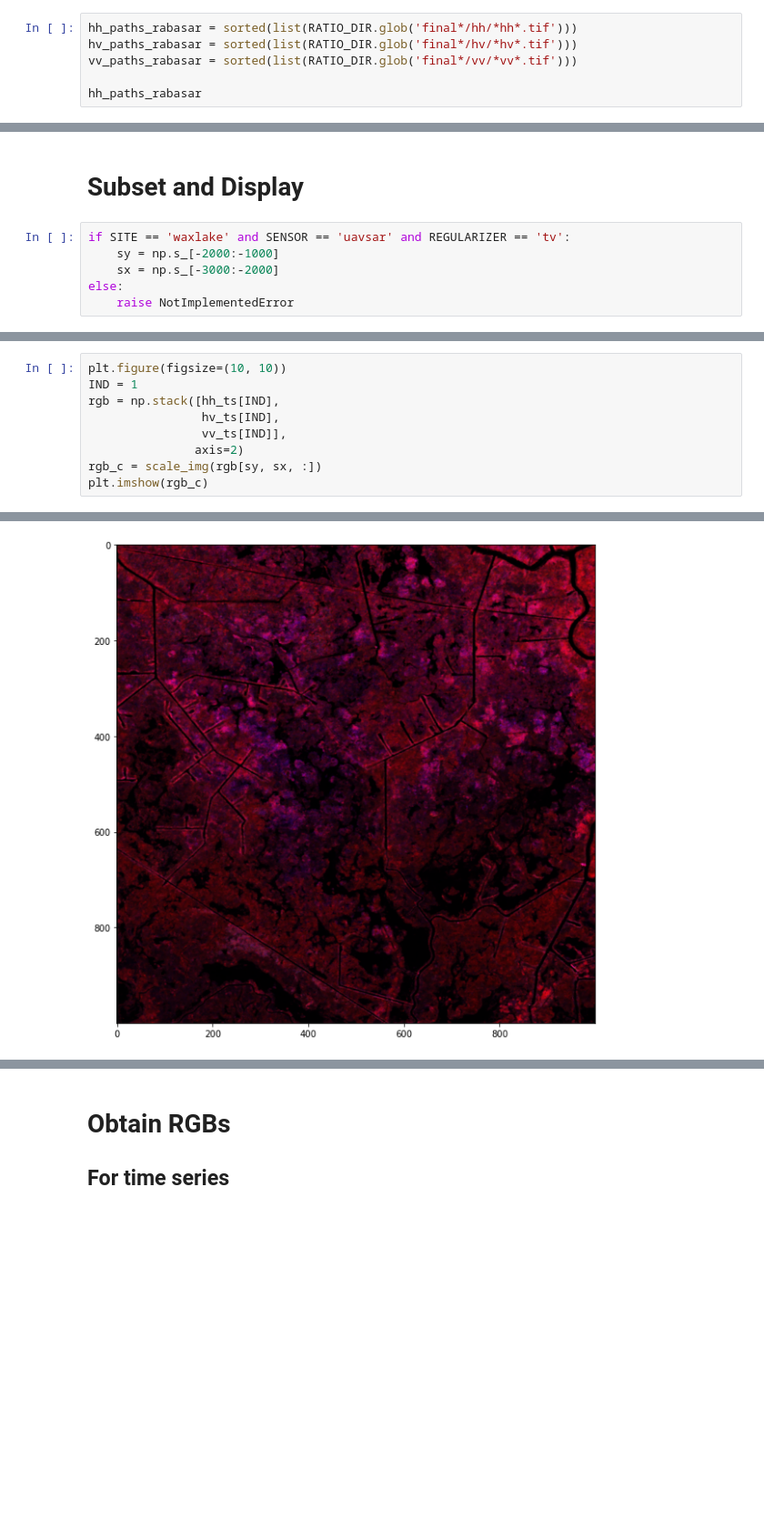
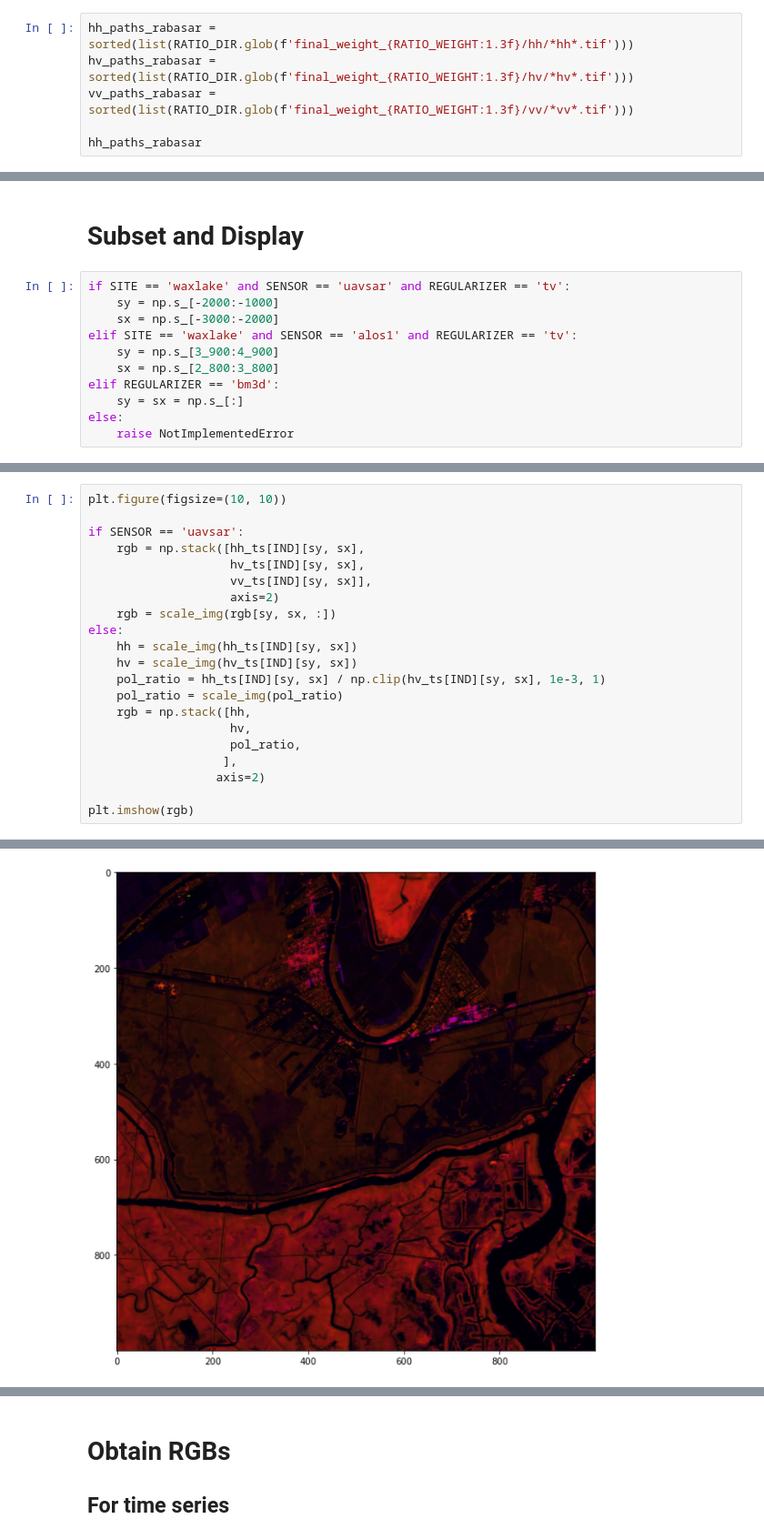
Before and after one commit to simard-landscape-lab/rabasar, a Jupyter notebook: notebooks/5 - Make RGBs (Optional).ipynb, the cells around one changed output, grey strips where cells are left out. Shown at 91% size. Drawn from its saved outputs; the diff is of its cells as text; blank space fills up the shorter version.

```diff
--- a/notebooks/5 - Make RGBs (Optional).ipynb
+++ b/notebooks/5 - Make RGBs (Optional).ipynb
@@ -45,9 +60,9 @@ RATIO_DIR.exists()
 # %% [output]
 True
 # %%
-hh_paths_rabasar = sorted(list(RATIO_DIR.glob('final*/hh/*hh*.tif')))
-hv_paths_rabasar = sorted(list(RATIO_DIR.glob('final*/hv/*hv*.tif')))
-vv_paths_rabasar = sorted(list(RATIO_DIR.glob('final*/vv/*vv*.tif')))
+hh_paths_rabasar = sorted(list(RATIO_DIR.glob(f'final_weight_{RATIO_WEIGHT:1.3f}/hh/*hh*.tif')))
+hv_paths_rabasar = sorted(list(RATIO_DIR.glob(f'final_weight_{RATIO_WEIGHT:1.3f}/hv/*hv*.tif')))
+vv_paths_rabasar = sorted(list(RATIO_DIR.glob(f'final_weight_{RATIO_WEIGHT:1.3f}/vv/*vv*.tif')))
 
 hh_paths_rabasar
 # %% [output]
@@ -93,6 +109,11 @@ with rasterio.open(ta_tv_paths[0]) as ds:
 if SITE == 'waxlake' and SENSOR == 'uavsar' and REGULARIZER == 'tv':
     sy = np.s_[-2000:-1000]
     sx = np.s_[-3000:-2000]
+elif SITE == 'waxlake' and SENSOR == 'alos1' and REGULARIZER == 'tv':
+    sy = np.s_[3_900:4_900]
+    sx = np.s_[2_800:3_800]
+elif REGULARIZER == 'bm3d':
+    sy = sx = np.s_[:]
 else:
     raise NotImplementedError
 # %%
@@ -104,12 +130,24 @@ plt.imshow(ta_tv_reference_images[0][sy, sx])
 # %%
 plt.figure(figsize=(10, 10))
-IND = 1
-rgb = np.stack([hh_ts[IND],
-                hv_ts[IND],
-                vv_ts[IND]],
-               axis=2)
-rgb_c = scale_img(rgb[sy, sx, :])
-plt.imshow(rgb_c)
+
+if SENSOR == 'uavsar':
+    rgb = np.stack([hh_ts[IND][sy, sx],
+                    hv_ts[IND][sy, sx],
+                    vv_ts[IND][sy, sx]],
+                    axis=2)
+    rgb = scale_img(rgb[sy, sx, :])
+else:
+    hh = scale_img(hh_ts[IND][sy, sx])
+    hv = scale_img(hv_ts[IND][sy, sx])
+    pol_ratio = hh_ts[IND][sy, sx] / np.clip(hv_ts[IND][sy, sx], 1e-3, 1)
+    pol_ratio = scale_img(pol_ratio)
+    rgb = np.stack([hh,
+                    hv,
+                    pol_ratio,
+                   ],
+                  axis=2)
+
+plt.imshow(rgb)
 # %% [output]
 <matplotlib.image.AxesImage at 0x...>
-[figure, old version]
+[figure, new version]
```
Also changed, not shown: parts of 25 cells of this notebook, 9 other files.
